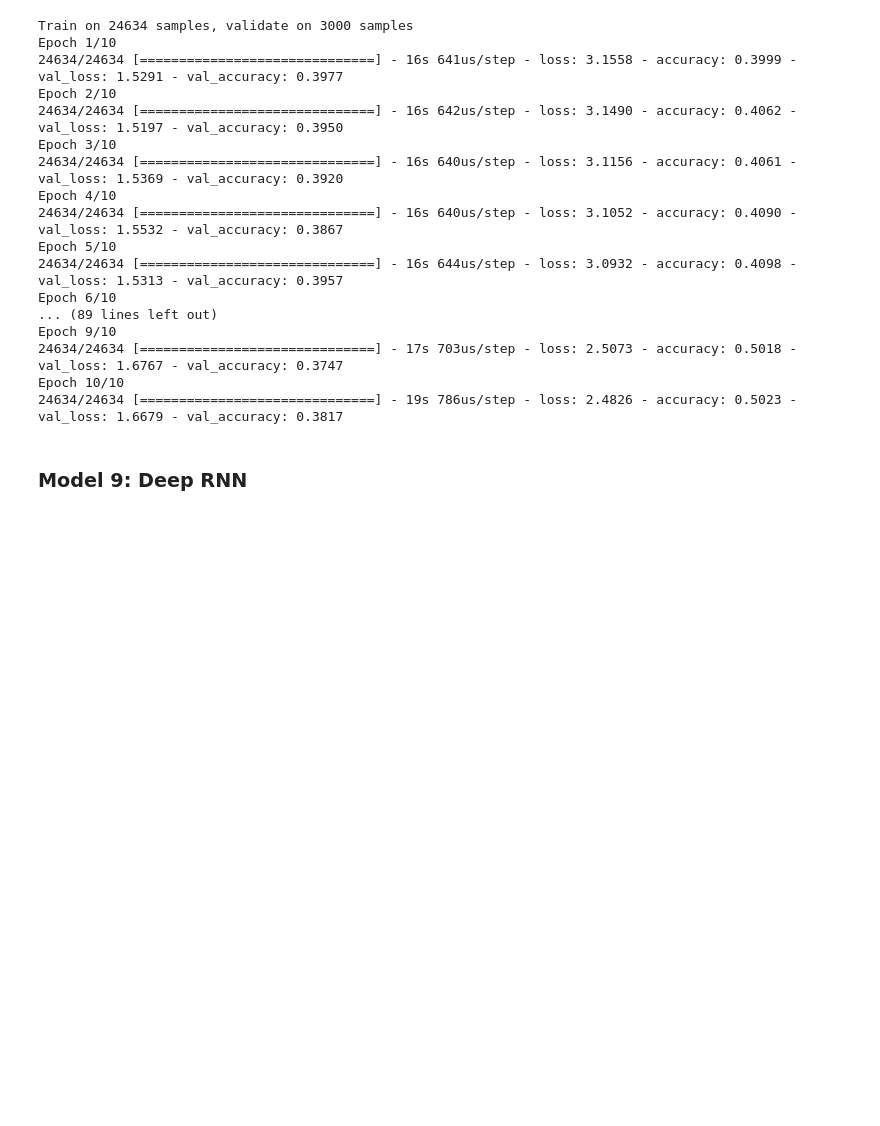
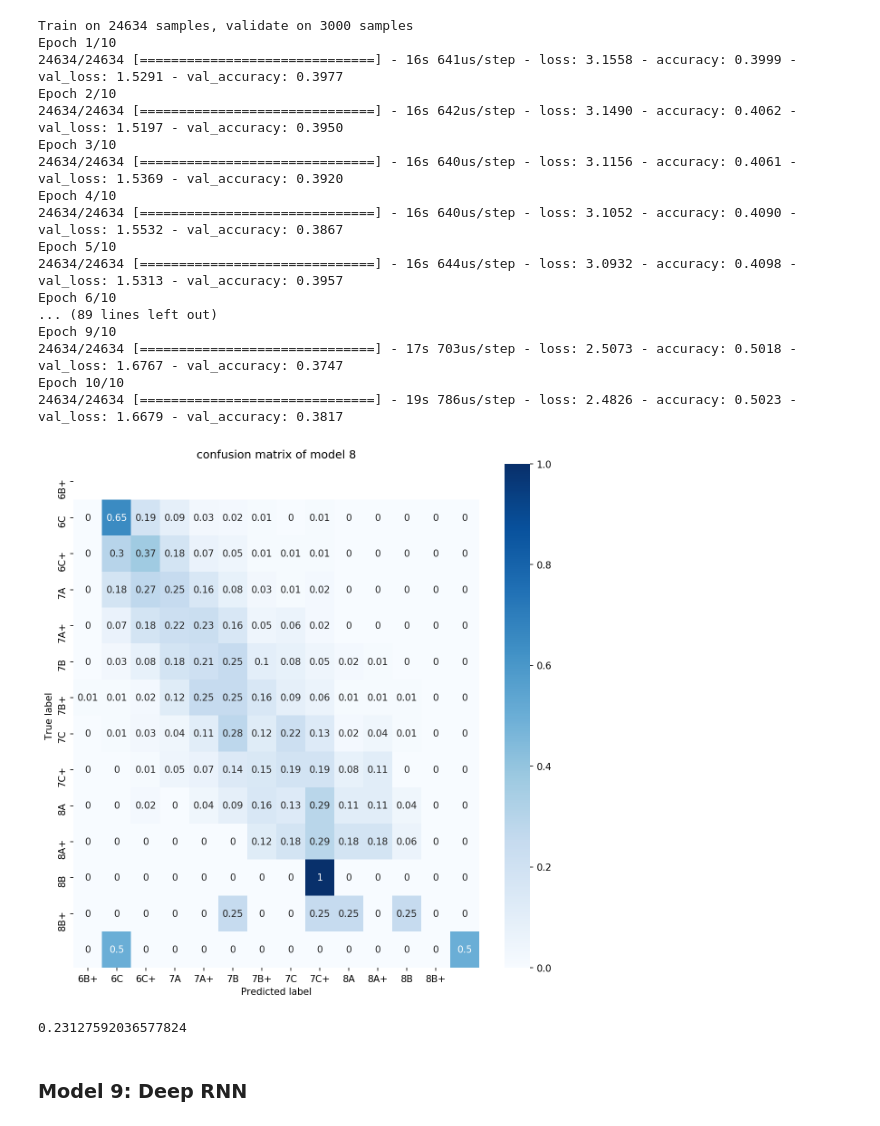
Before and after one commit to jrchang612/MoonBoardRNN, a Jupyter notebook: model/LSTM_preliminary.ipynb, the cells around one changed output. Drawn from its saved outputs; the diff is of its cells as text; code cells hidden in the pictures; blank space fills up the shorter version.

Commit message:
analyzing preliminary model

```diff
--- a/model/LSTM_preliminary.ipynb
+++ b/model/LSTM_preliminary.ipynb
@@ -128,3 +137,7 @@ Epoch 9/10
 24634/24634 [==============================] - 5s 206us/step - loss: 1.4807 - accuracy: 0.4191 - val_loss: 1.5127 - val_accuracy: 0.4110
 Epoch 10/10
 24634/24634 [==============================] - 5s 188us/step - loss: 1.4851 - accuracy: 0.4147 - val_loss: 1.5042 - val_accuracy: 0.4163
+# %%
+for i in range(20):
+    history1= model1.fit(X_train, Y_train, epochs=10, batch_size=256, validation_data = (X_dev, Y_dev))
+    history1_all.append(history1)
@@ -604,6 +670,15 @@ Epoch 9/10
 24634/24634 [==============================] - 17s 703us/step - loss: 2.5073 - accuracy: 0.5018 - val_loss: 1.6767 - val_accuracy: 0.3747
 Epoch 10/10
 24634/24634 [==============================] - 19s 786us/step - loss: 2.4826 - accuracy: 0.5023 - val_loss: 1.6679 - val_accuracy: 0.3817
+# %%
+plot_confusion_matrix(Y_dev_n, model8.predict_classes(X_dev_n), title = 'confusion matrix of model 8')
+# %% [output]
+[figure, added]
+# %%
+F1_8 = metrics.f1_score(Y_dev_n, model8.predict_classes(X_dev_n), average = 'macro')
+print(F1_8)
+# %% [output]
+0.23127592036577824
 # %% [markdown]
 ### Model 9: Deep RNN
 # %%
```
Also changed, not shown: parts of 46 cells of this notebook, 21 other files.
